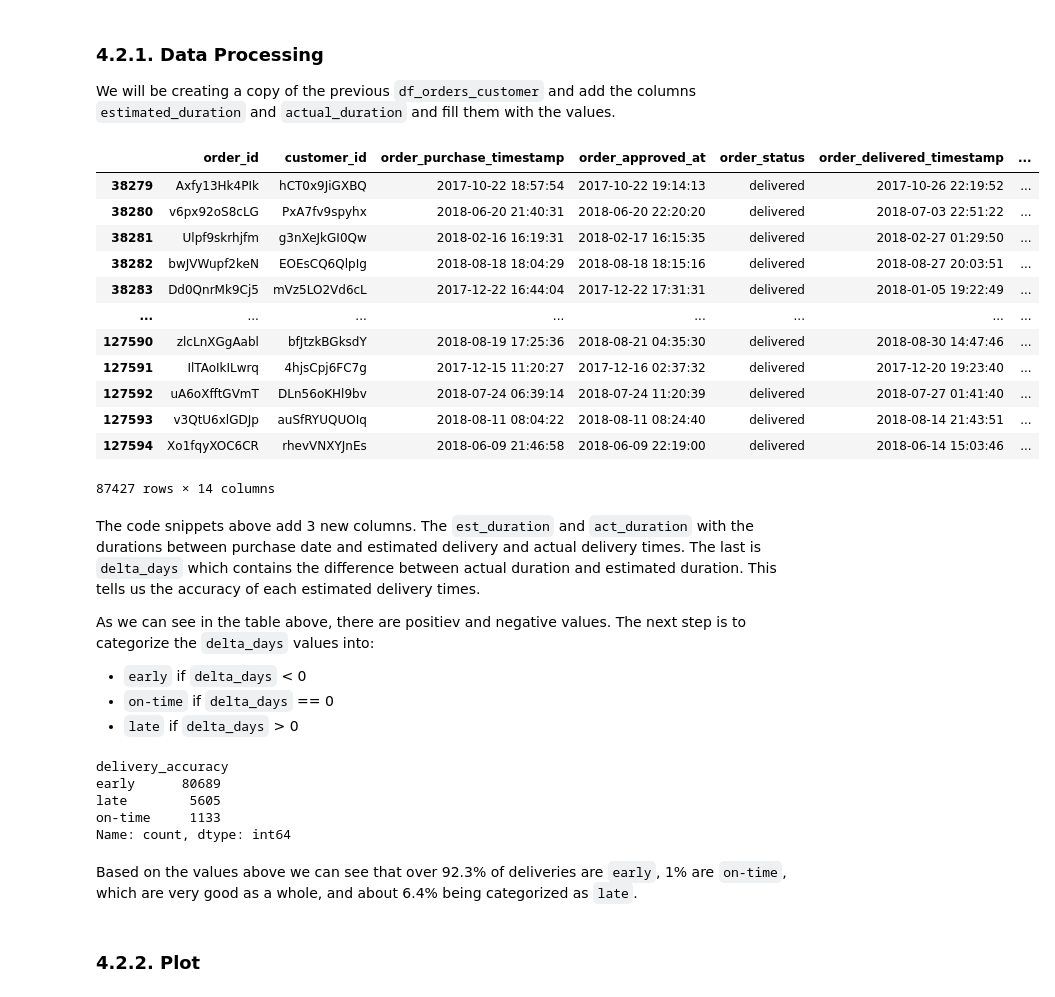
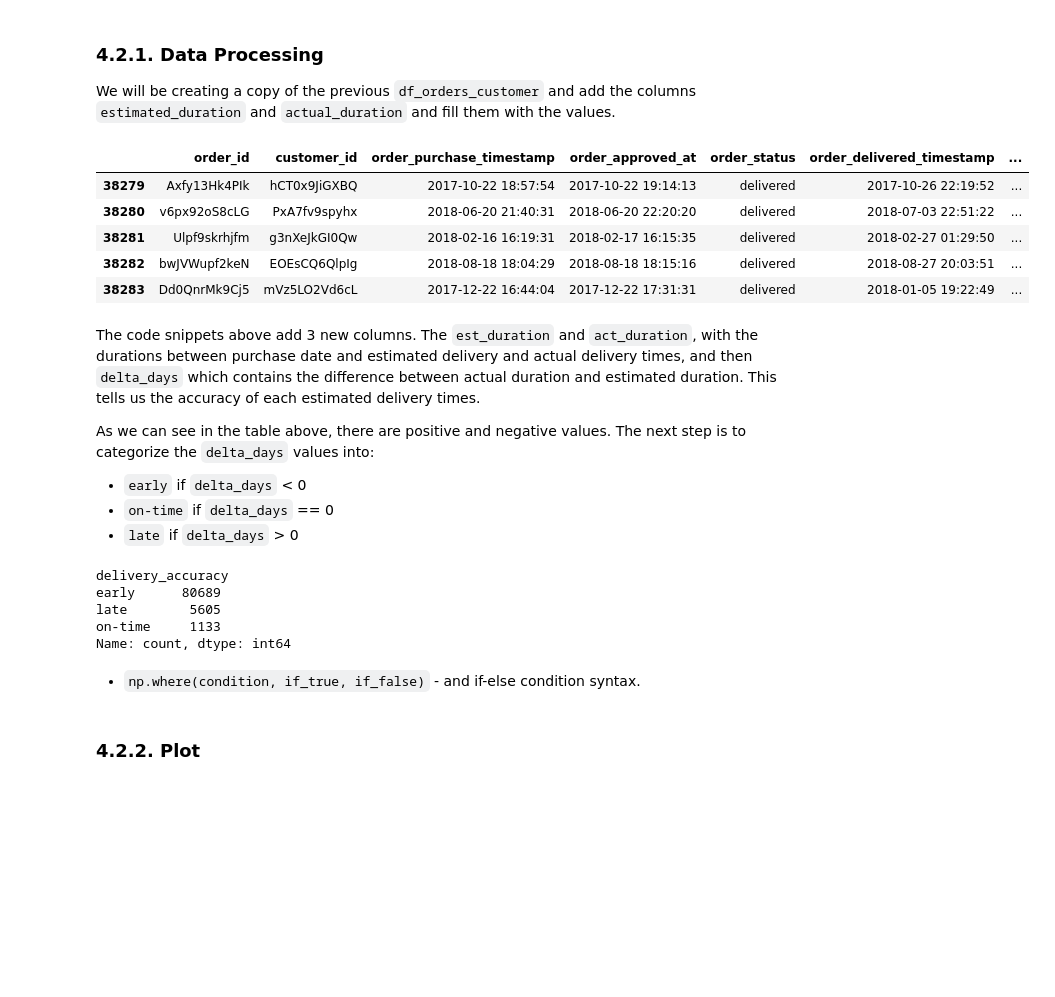
Before and after one commit to juanyeremia/ecommerce_sc_analysis, a Jupyter notebook: eda.ipynb, the cells around one changed output. Drawn from its saved outputs; the diff is of its cells as text; code cells hidden in the pictures; blank space fills up the shorter version.

```diff
--- a/eda.ipynb
+++ b/eda.ipynb
@@ -404,36 +404,29 @@ We will be creating a copy of the previous `df_orders_customer` and add the colu
 # %%
 # Create copy of df_orders_customer
 df_delivery_accuracy = df_orders_customer.copy()
 
 # Add 2 columns with duration values
 df_delivery_accuracy["est_duration"] = (df_delivery_accuracy["order_estimated_delivery_date"] - df_delivery_accuracy["order_purchase_timestamp"]).dt.days
 df_delivery_accuracy["act_duration"] = (df_delivery_accuracy["order_delivered_timestamp"] - df_delivery_accuracy["order_purchase_timestamp"]).dt.days
 
 # Calculate accuracy between estimated duration and actual duration
 df_delivery_accuracy["delta_days"] = (
     df_delivery_accuracy["order_delivered_timestamp"].dt.normalize()
     - df_delivery_accuracy["order_estimated_delivery_date"]
 ).dt.days
 
-df_delivery_accuracy
+df_delivery_accuracy.head()
 # %% [output]
 |  | order_id | customer_id | order_purchase_timestamp | order_approved_at | order_status | order_delivered_timestamp | ... |
 | 38279 | Axfy13Hk4PIk | hCT0x9JiGXBQ | 2017-10-22 18:57:54 | 2017-10-22 19:14:13 | delivered | 2017-10-26 22:19:52 | ... |
 | 38280 | v6px92oS8cLG | PxA7fv9spyhx | 2018-06-20 21:40:31 | 2018-06-20 22:20:20 | delivered | 2018-07-03 22:51:22 | ... |
 | 38281 | Ulpf9skrhjfm | g3nXeJkGI0Qw | 2018-02-16 16:19:31 | 2018-02-17 16:15:35 | delivered | 2018-02-27 01:29:50 | ... |
 | 38282 | bwJVWupf2keN | EOEsCQ6QlpIg | 2018-08-18 18:04:29 | 2018-08-18 18:15:16 | delivered | 2018-08-27 20:03:51 | ... |
 | 38283 | Dd0QnrMk9Cj5 | mVz5LO2Vd6cL | 2017-12-22 16:44:04 | 2017-12-22 17:31:31 | delivered | 2018-01-05 19:22:49 | ... |
-| ... | ... | ... | ... | ... | ... | ... | ... |
-| 127590 | zlcLnXGgAabl | bfJtzkBGksdY | 2018-08-19 17:25:36 | 2018-08-21 04:35:30 | delivered | 2018-08-30 14:47:46 | ... |
-| 127591 | IlTAoIkILwrq | 4hjsCpj6FC7g | 2017-12-15 11:20:27 | 2017-12-16 02:37:32 | delivered | 2017-12-20 19:23:40 | ... |
-| 127592 | uA6oXfftGVmT | DLn56oKHl9bv | 2018-07-24 06:39:14 | 2018-07-24 11:20:39 | delivered | 2018-07-27 01:41:40 | ... |
-| 127593 | v3QtU6xlGDJp | auSfRYUQUOIq | 2018-08-11 08:04:22 | 2018-08-11 08:24:40 | delivered | 2018-08-14 21:43:51 | ... |
-| 127594 | Xo1fqyXOC6CR | rhevVNXYJnEs | 2018-06-09 21:46:58 | 2018-06-09 22:19:00 | delivered | 2018-06-14 15:03:46 | ... |
-87427 rows × 14 columns
 # %% [markdown]
-The code snippets above add 3 new columns. The `est_duration` and `act_duration` with the durations between purchase date and estimated delivery and actual delivery times. The last is `delta_days` which contains the difference between actual duration and estimated duration. This tells us the accuracy of each estimated delivery times.
+The code snippets above add 3 new columns. The `est_duration` and `act_duration`, with the durations between purchase date and estimated delivery and actual delivery times, and then `delta_days` which contains the difference between actual duration and estimated duration. This tells us the accuracy of each estimated delivery times.
 
-As we can see in the table above, there are positiev and negative values. The next step is to categorize the `delta_days` values into:
+As we can see in the table above, there are positive and negative values. The next step is to categorize the `delta_days` values into:
 - `early` if `delta_days` < 0
 - `on-time` if `delta_days` == 0
 - `late` if `delta_days` > 0
@@ -454,7 +447,7 @@ late        5605
 on-time     1133
 Name: count, dtype: int64
 # %% [markdown]
-Based on the values above we can see that over 92.3% of deliveries are `early`, 1% are `on-time`, which are very good as a whole, and about 6.4% being categorized as `late`.
+- `np.where(condition, if_true, if_false)` - and if-else condition syntax.
 # %% [markdown]
 ### 4.2.2. Plot
 # %%
```
Also changed, not shown: parts of 10 cells of this notebook.
